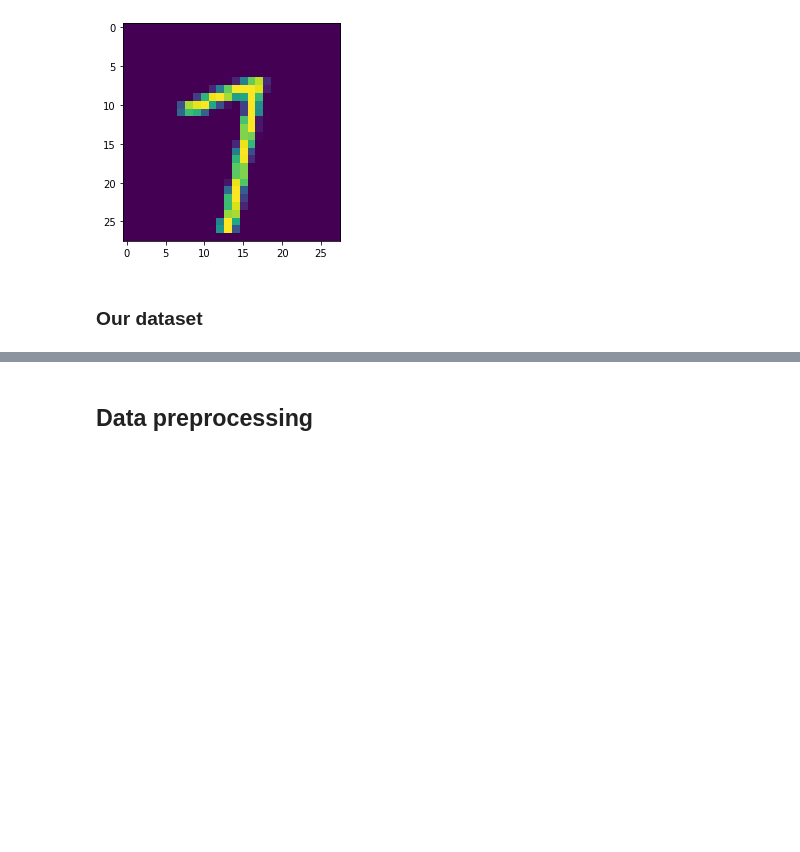
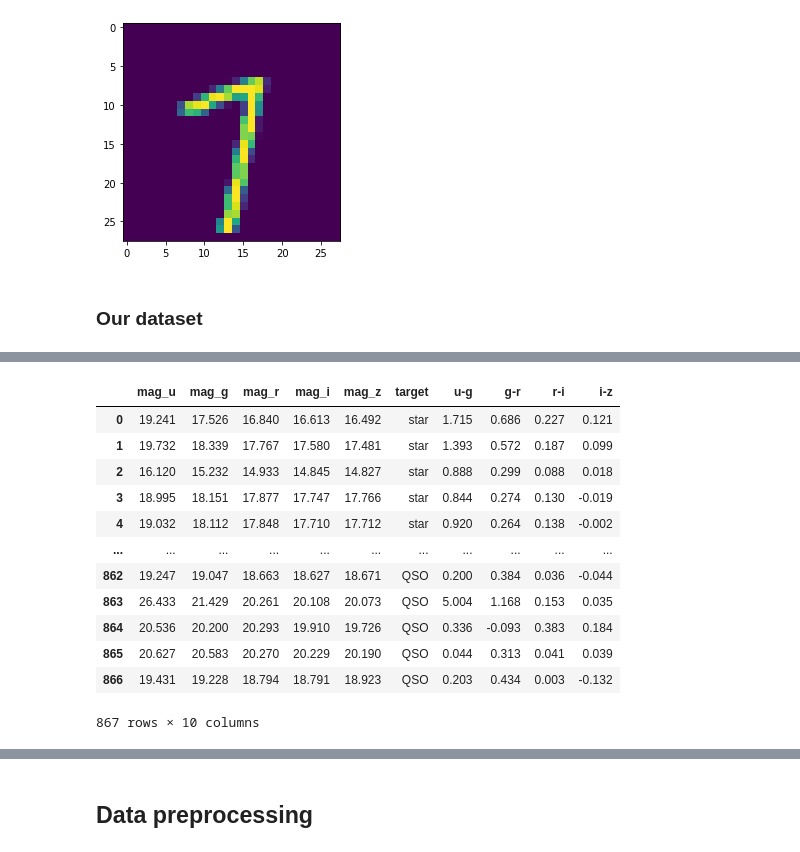
Before and after one commit to tomasplsek/AstroML, a Jupyter notebook: 03_sklearn2.ipynb, the cells around one changed output, grey strips where cells are left out. Saved outputs shown, nothing was run; the diff lists cells and outputs as text; code cells hidden in the pictures; blank space fills up the shorter version.

```diff
--- a/03_sklearn2.ipynb
+++ b/03_sklearn2.ipynb
@@ -273,0 +284,18 @@ ModuleNotFoundError: ignored
+# %%
+data = pd.read_csv("sdss_photo.csv")
+
+data.round(3)
+# %% [output]
+|  | mag_u | mag_g | mag_r | mag_i | mag_z | target | u-g | g-r | r-i | i-z |
+| 0 | 19.241 | 17.526 | 16.840 | 16.613 | 16.492 | star | 1.715 | 0.686 | 0.227 | 0.121 |
+| 1 | 19.732 | 18.339 | 17.767 | 17.580 | 17.481 | star | 1.393 | 0.572 | 0.187 | 0.099 |
+| 2 | 16.120 | 15.232 | 14.933 | 14.845 | 14.827 | star | 0.888 | 0.299 | 0.088 | 0.018 |
+| 3 | 18.995 | 18.151 | 17.877 | 17.747 | 17.766 | star | 0.844 | 0.274 | 0.130 | -0.019 |
+| 4 | 19.032 | 18.112 | 17.848 | 17.710 | 17.712 | star | 0.920 | 0.264 | 0.138 | -0.002 |
+| ... | ... | ... | ... | ... | ... | ... | ... | ... | ... | ... |
+| 862 | 19.247 | 19.047 | 18.663 | 18.627 | 18.671 | QSO | 0.200 | 0.384 | 0.036 | -0.044 |
+| 863 | 26.433 | 21.429 | 20.261 | 20.108 | 20.073 | QSO | 5.004 | 1.168 | 0.153 | 0.035 |
+| 864 | 20.536 | 20.200 | 20.293 | 19.910 | 19.726 | QSO | 0.336 | -0.093 | 0.383 | 0.184 |
+| 865 | 20.627 | 20.583 | 20.270 | 20.229 | 20.190 | QSO | 0.044 | 0.313 | 0.041 | 0.039 |
+| 866 | 19.431 | 19.228 | 18.794 | 18.791 | 18.923 | QSO | 0.203 | 0.434 | 0.003 | -0.132 |
+867 rows × 10 columns
```
Also changed, not shown: parts of 9 cells of this notebook.
